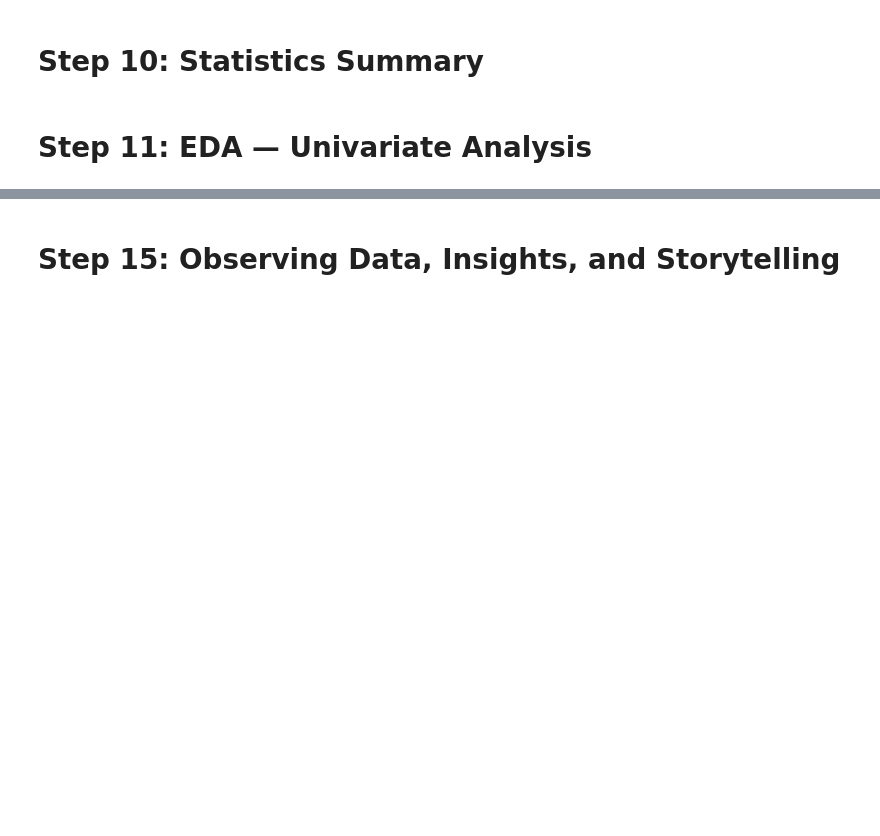
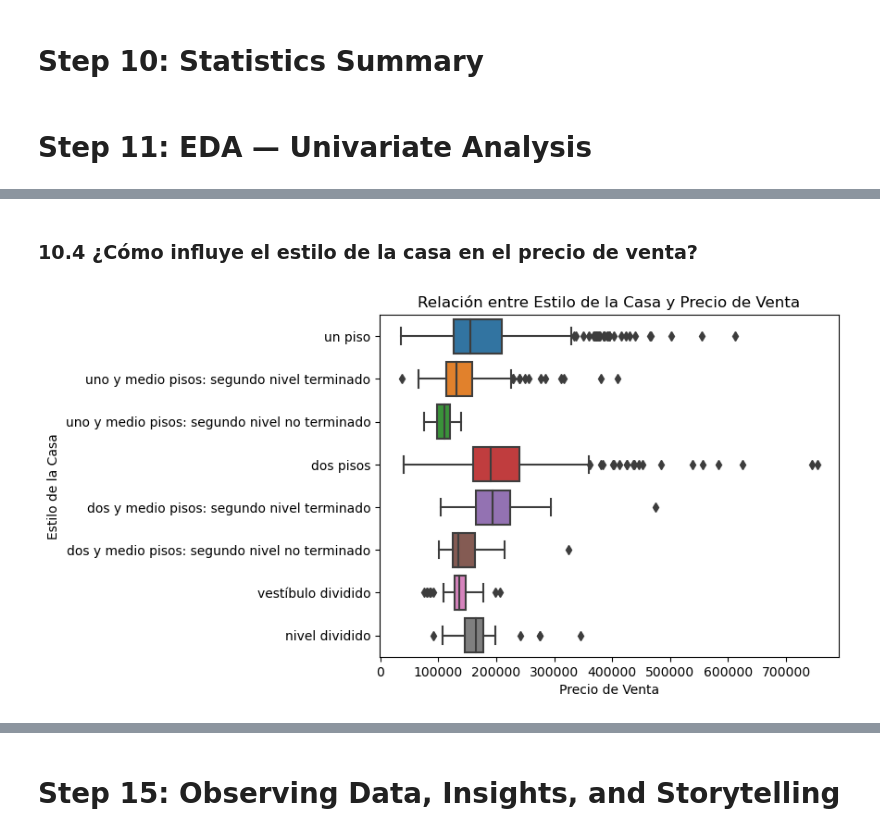
Before and after one commit to BlueAutomata/EDA_House_sales, a Jupyter notebook: Taller_EDA_house_sales.ipynb, the cells around one changed output, grey strips where cells are left out. Cells and saved outputs as stored; diff of their text form; code cells hidden in the pictures; blank space fills up the shorter version.

```diff
--- a/Taller_EDA_house_sales.ipynb
+++ b/Taller_EDA_house_sales.ipynb
@@ -548,0 +600,21 @@ data.head()
+# %% [markdown]
+### 10.4 ¿Cómo influye el estilo de la casa en el precio de venta?
+# %%
+order = ['un piso',
+         'uno y medio pisos: segundo nivel terminado',
+         'uno y medio pisos: segundo nivel no terminado',
+         'dos pisos',
+         'dos y medio pisos: segundo nivel terminado',
+         'dos y medio pisos: segundo nivel no terminado',
+         'vestíbulo dividido',
+         'nivel dividido'
+        ]
+
+sns.boxplot(data=data, y='Estilo_Casa', x='Precio_de_Venta', order = order)
+plt.title('Relación entre Estilo de la Casa y Precio de Venta')
+plt.xlabel('Precio de Venta')
+plt.ylabel('Estilo de la Casa')
+
+plt.show()
+# %% [output]
+[figure, added]
```
Also changed, not shown: parts of 48 cells of this notebook.
